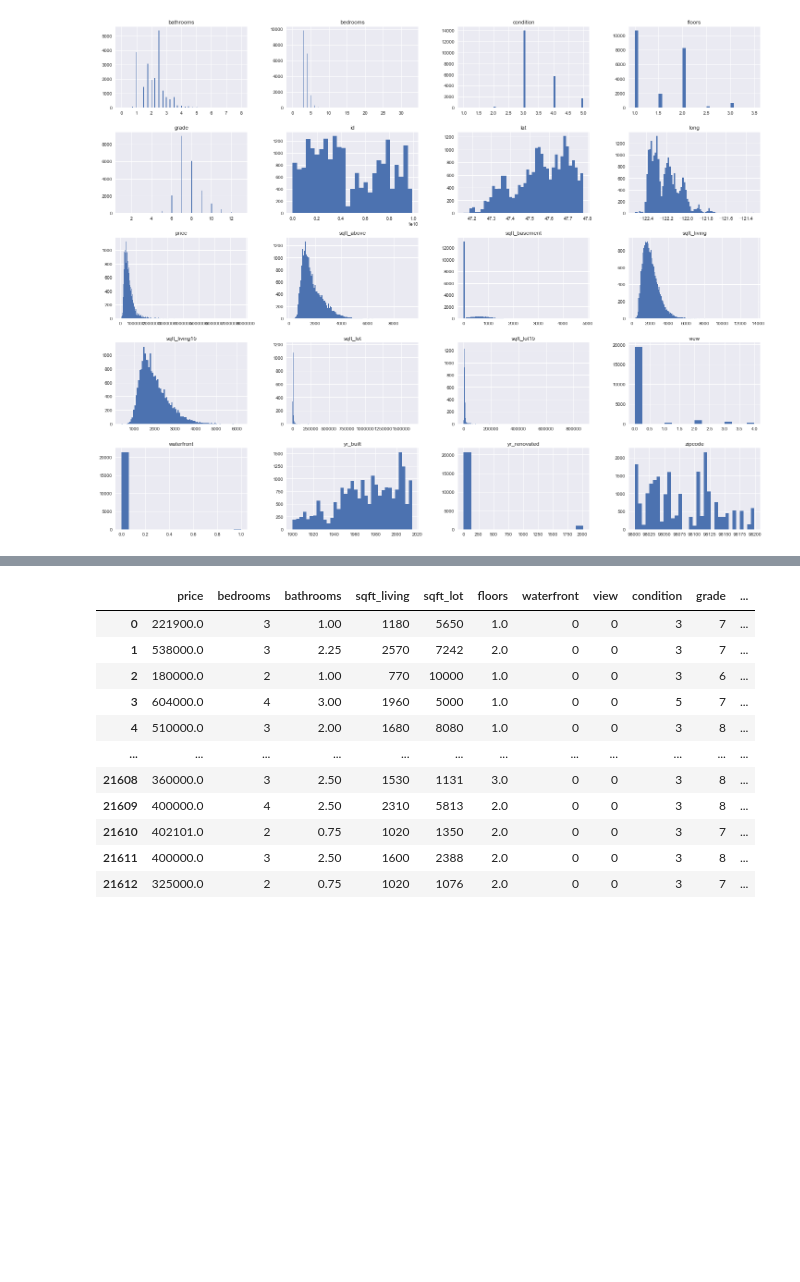
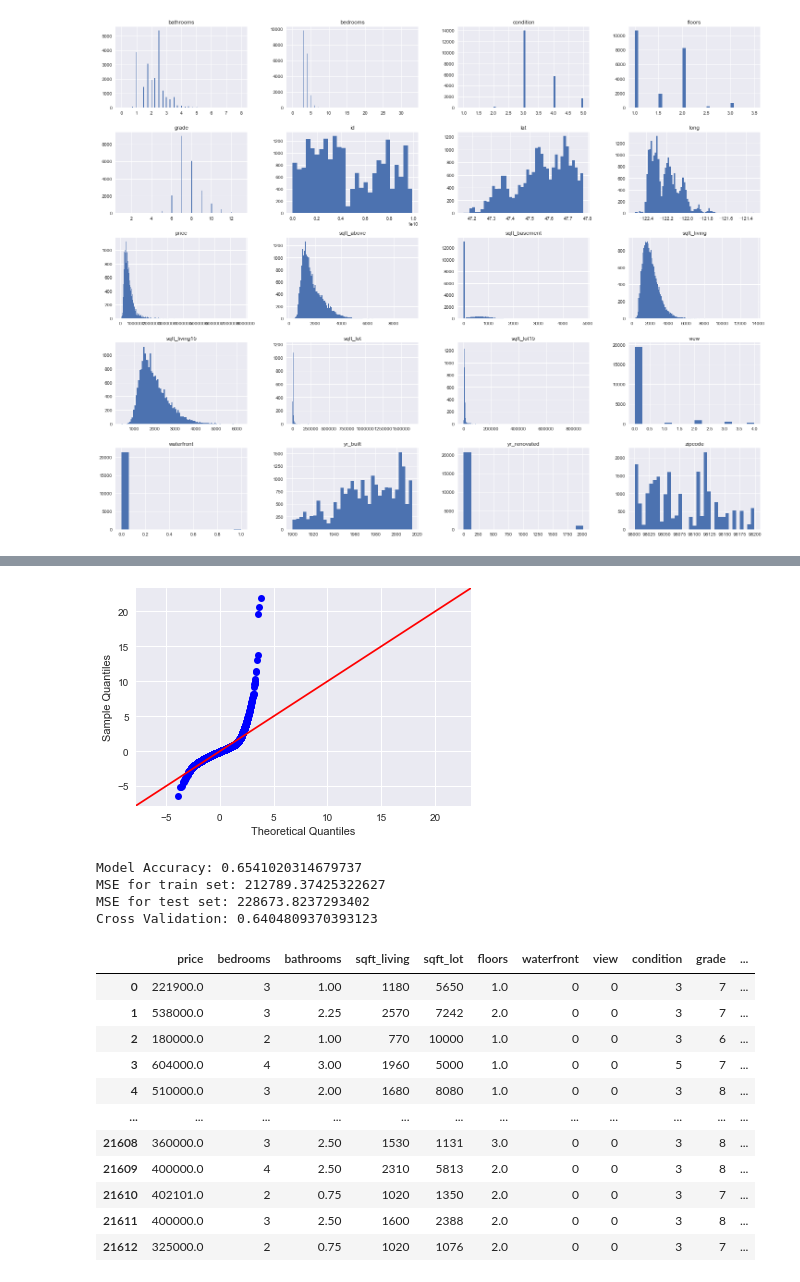
Before and after one commit to Banner10/Phase_2_Project, a Jupyter notebook: OLS_Baseline_Model.ipynb, the cells around one changed output, grey strips where cells are left out. Drawn from its saved outputs; the diff is of its cells as text; code cells hidden in the pictures; blank space fills up the shorter version.

```diff
--- a/OLS_Baseline_Model.ipynb
+++ b/OLS_Baseline_Model.ipynb
@@ -93,0 +149,14 @@ array([[<matplotlib.axes._subplots.AxesSubplot object at 0x...>,
+# %%
+fig = sm.graphics.qqplot(model_all.resid, dist=stats.norm, line='45', fit=True)
+# %% [output]
+[figure, added]
+# %%
+print('Model Accuracy:', model.score(X_test,y_test))
+print('MSE for train set:', np.sqrt(mean_squared_error(y_train, model.predict(X_train))))
+print('MSE for test set:', np.sqrt(mean_squared_error(y_test, model.predict(X_test))))
+print('Cross Validation:', cross_val_score(model, X_train, y_train, cv = 100, scoring = "r2").mean())
+# %% [output]
+Model Accuracy: 0.6541020314679737
+MSE for train set: 212789.37425322627
+MSE for test set: 228673.8237293402
+Cross Validation: 0.6404809370393123
```
Also changed, not shown: parts of 14 cells of this notebook, 8 other files.
